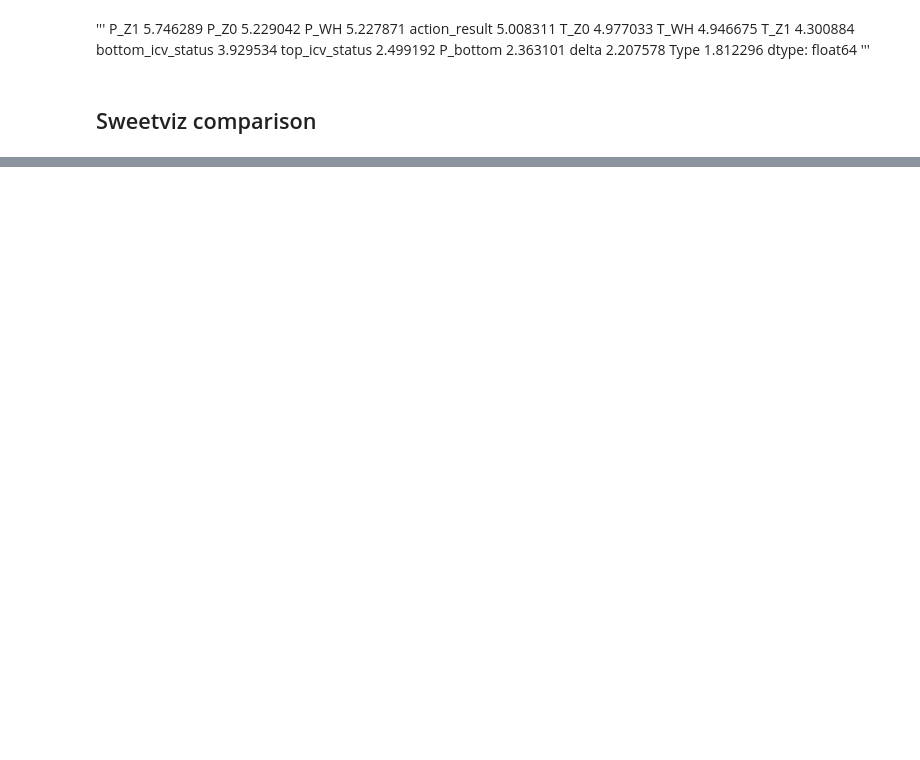
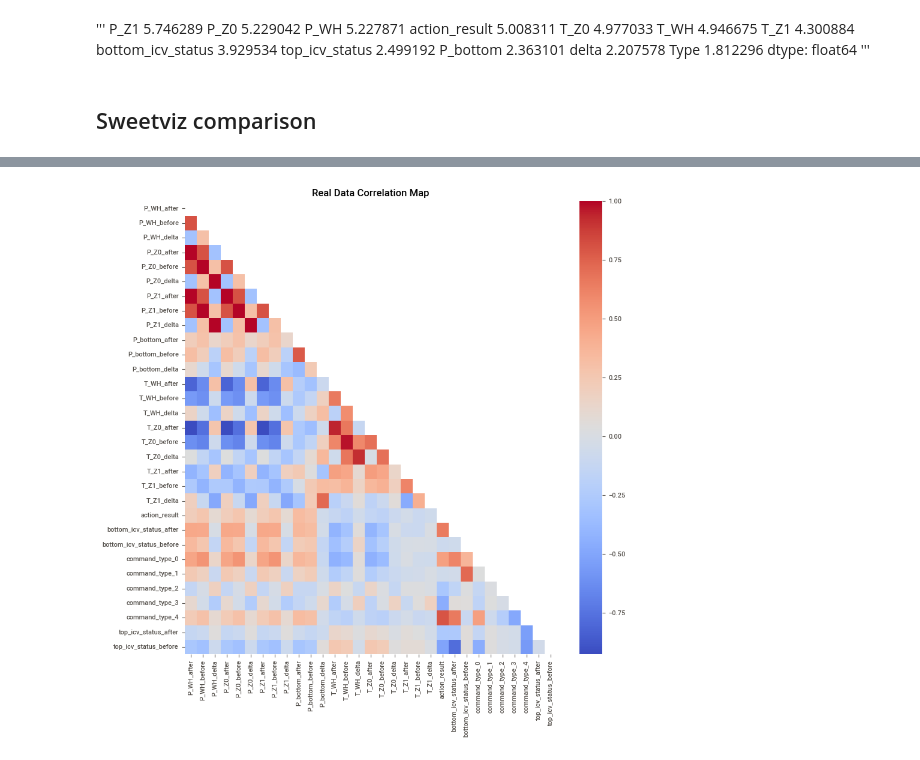
Before and after one commit to BDI-UFRGS/phm_data_gen, a Jupyter notebook: notebooks/05-Synthetic_vs_Real_Comparison.ipynb, the cells around one changed output, grey strips where cells are left out. Saved outputs shown, nothing was run; the diff lists cells and outputs as text; code cells hidden in the pictures; blank space fills up the shorter version.

```diff
--- a/notebooks/05-Synthetic_vs_Real_Comparison.ipynb
+++ b/notebooks/05-Synthetic_vs_Real_Comparison.ipynb
@@ -130,0 +265,16 @@ my_report.show_html(filepath='Synth_vs_Real_REPORT.html')
+# %%
+real_data_corr_map = sns.color_palette("coolwarm", as_cmap=True)
+synthetic_data_corr_map = sns.color_palette("coolwarm", as_cmap=True)
+
+# Plot only the bottom half of the correlation matrix
+mask = np.zeros_like(real_data.corr())
+mask[np.triu_indices_from(mask)] = True
+
+# Plot the correlation maps
+plt.figure(figsize=(10, 10))
+sns.heatmap(real.corr(), cmap=real_data_corr_map, mask=mask, annot=False)
+plt.title('Real Data Correlation Map')
+plt.savefig('real_data_corr_map.png')
+plt.show()
+# %% [output]
+[figure, added]
```
Also changed, not shown: parts of 12 cells of this notebook, 41 other files.
